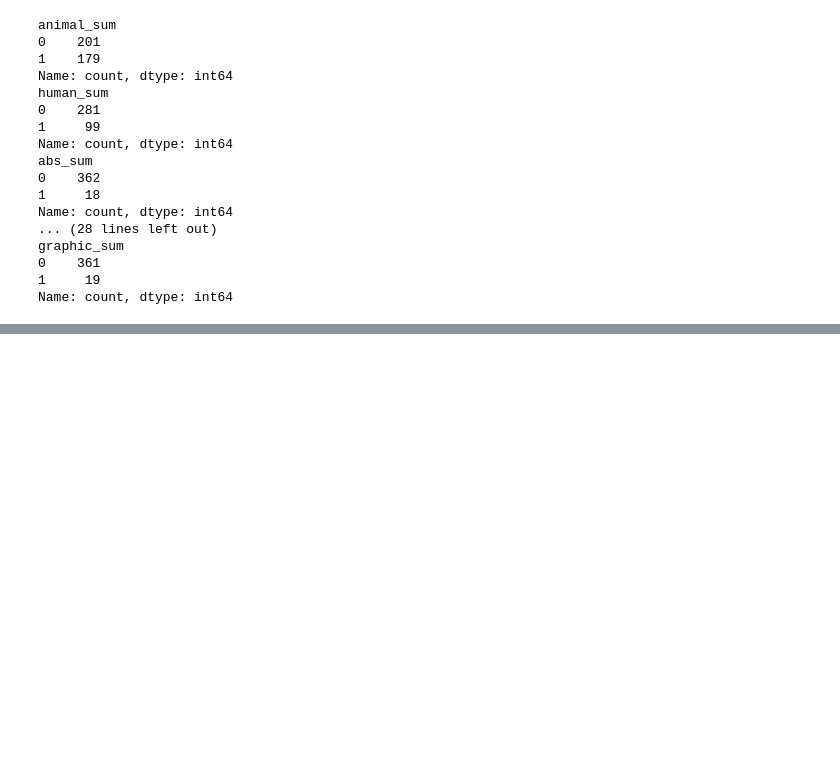
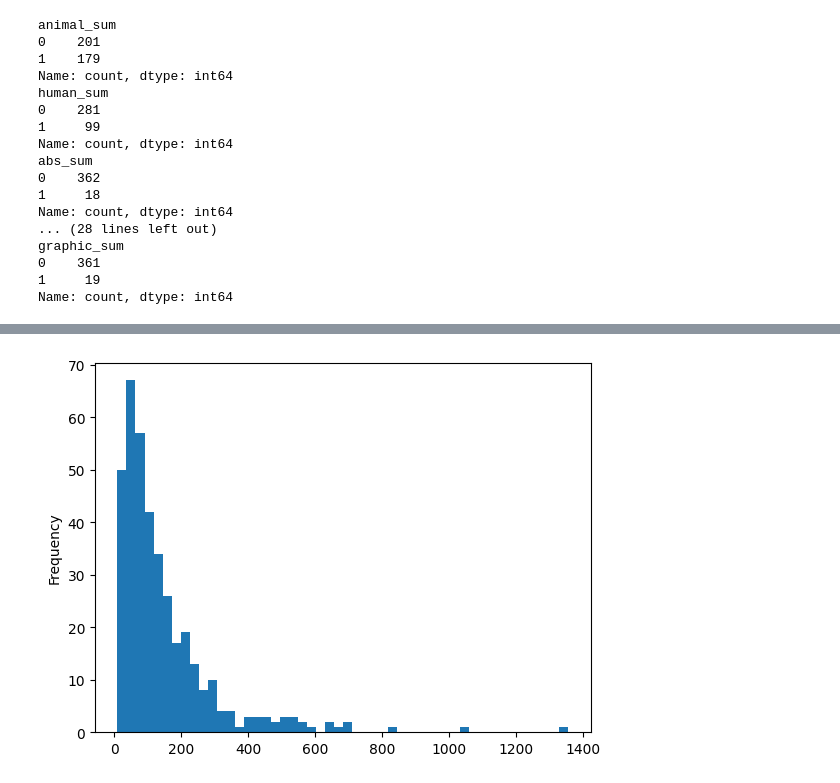
Before and after one commit to alberto-lorente/RorschIA_07-04, a Jupyter notebook: Nancy PsyData/Nancy Data Cleaning.ipynb, the cells around one changed output, grey strips where cells are left out. Saved outputs shown, nothing was run; the diff lists cells and outputs as text; code cells hidden in the pictures; blank space fills up the shorter version.

```diff
--- a/Nancy PsyData/Nancy Data Cleaning.ipynb
+++ b/Nancy PsyData/Nancy Data Cleaning.ipynb
@@ -694,0 +700,5 @@ nancy_contents.to_csv("nancy_contents_grouped.csv", index = False)
+# %%
+nancy_df["Réponse (French)"].str.len().plot.hist(bins=50)
+plt.show()
+# %% [output]
+[figure, added]
```
Also changed, not shown: parts of 8 cells of this notebook, 5 other files.
